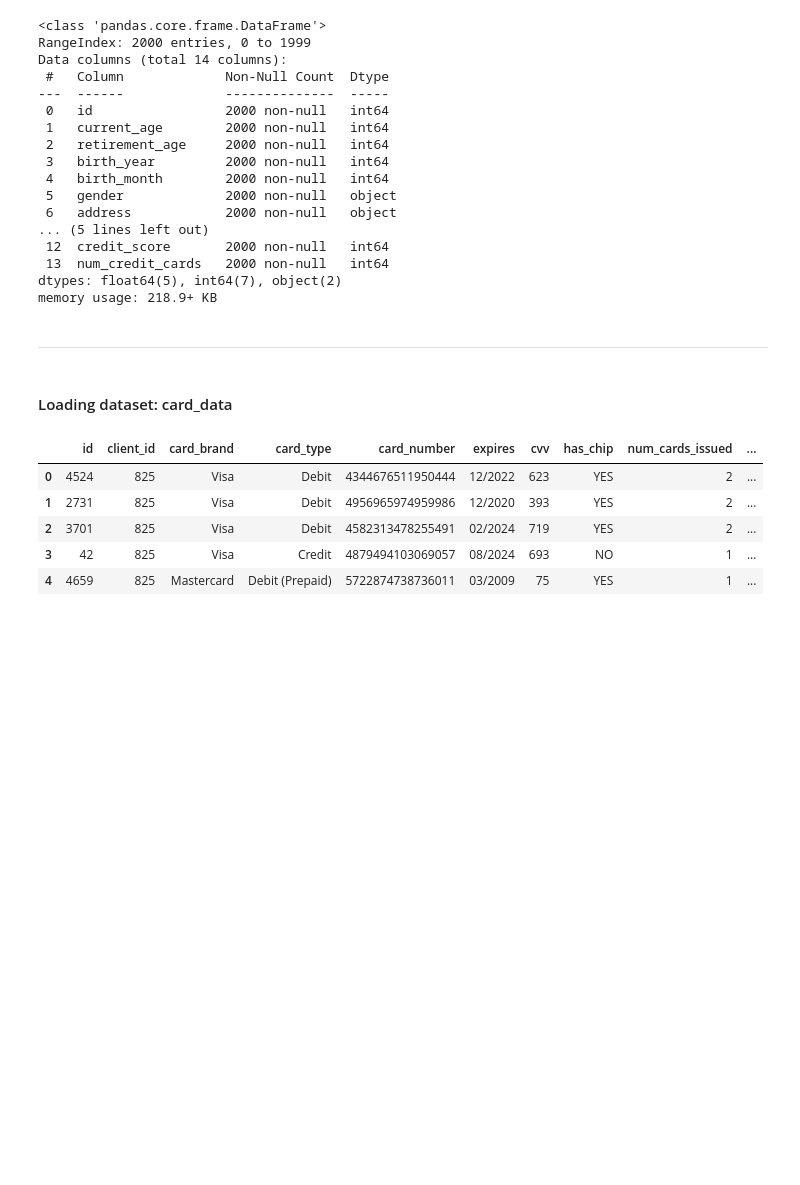
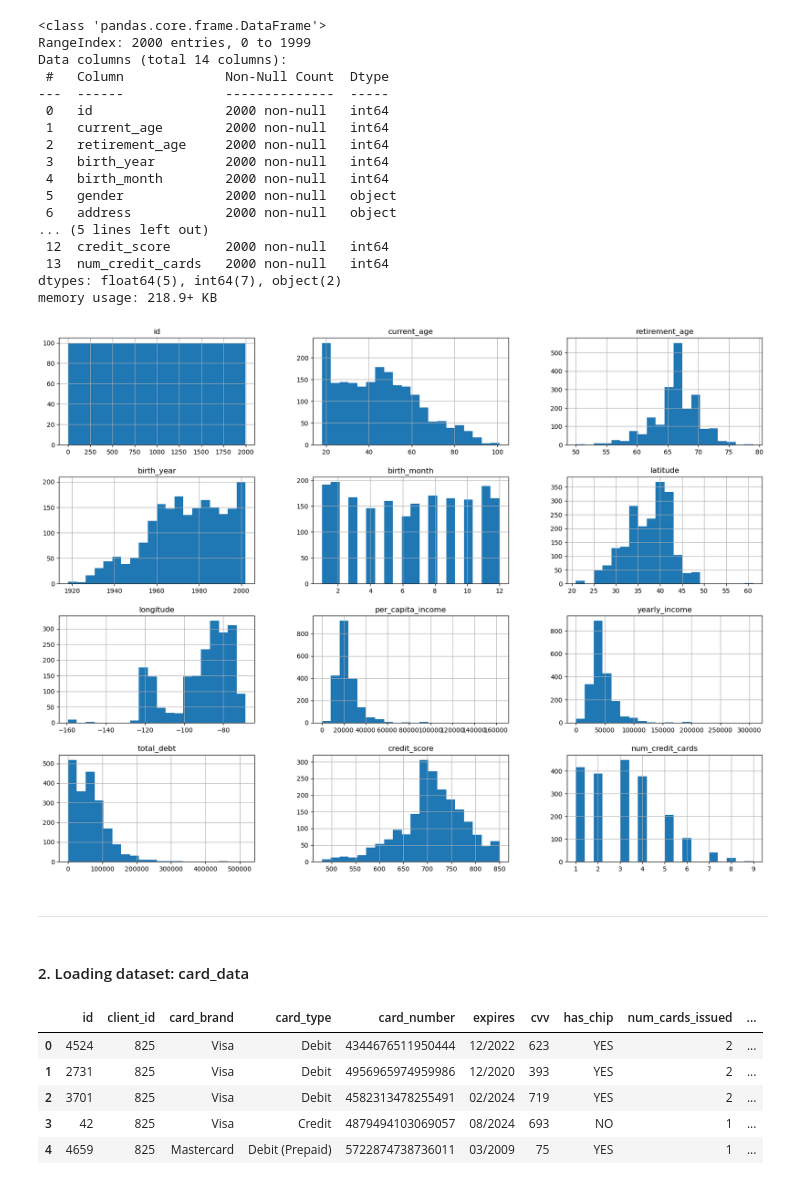
Before and after one commit to TeslimAdeyanju/15-Portfolio-Financial-Data-Analytics-Forecasting-Variance-Analysis, a Jupyter notebook: Financial-Data-Analytics-Forecasting-Variance-Analysis.ipynb, the cells around one changed output. Cells and saved outputs as stored; diff of their text form; code cells hidden in the pictures; blank space fills up the shorter version.

```diff
--- a/Financial-Data-Analytics-Forecasting-Variance-Analysis.ipynb
+++ b/Financial-Data-Analytics-Forecasting-Variance-Analysis.ipynb
@@ -171,10 +173,15 @@ Data columns (total 14 columns):
  13  num_credit_cards   2000 non-null   int64
 dtypes: float64(5), int64(7), object(2)
 memory usage: 218.9+ KB
+# %%
+users_data.hist(bins=20, figsize=(20, 15))
+plt.show()
+# %% [output]
+[figure, added]
 # %% [markdown]
 ____
 # %% [markdown]
-#### Loading dataset: card_data
+#### 2. Loading dataset: card_data
 # %%
 # Load card data
 cards = pd.read_csv(r'/Users/teslim/Large_data_set/cards_data.csv')
```
Also changed, not shown: parts of 68 cells of this notebook.
